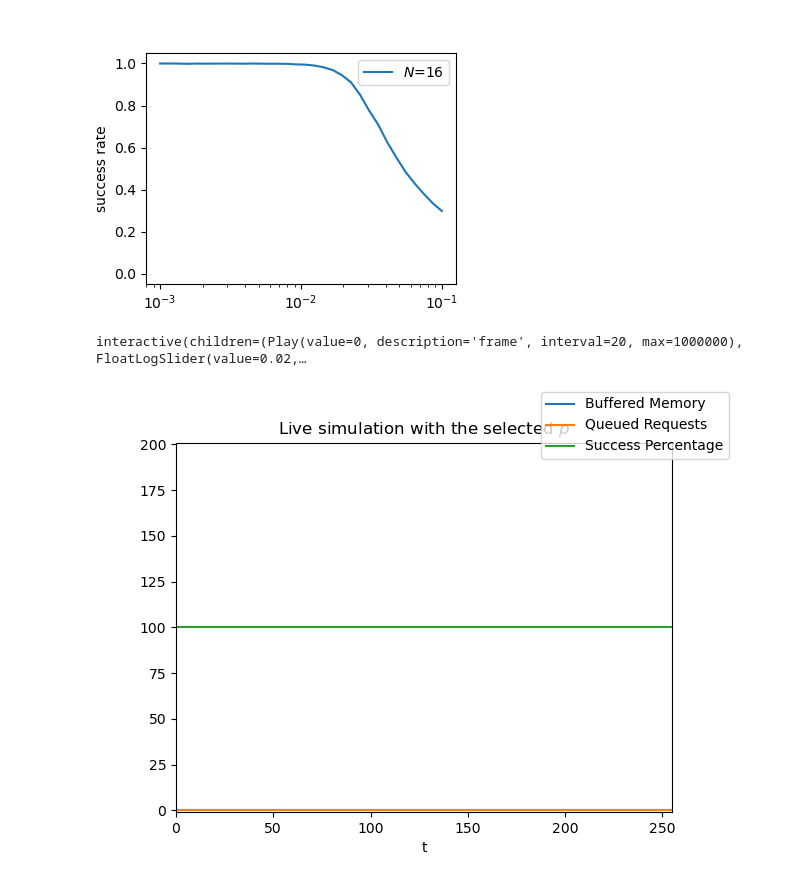
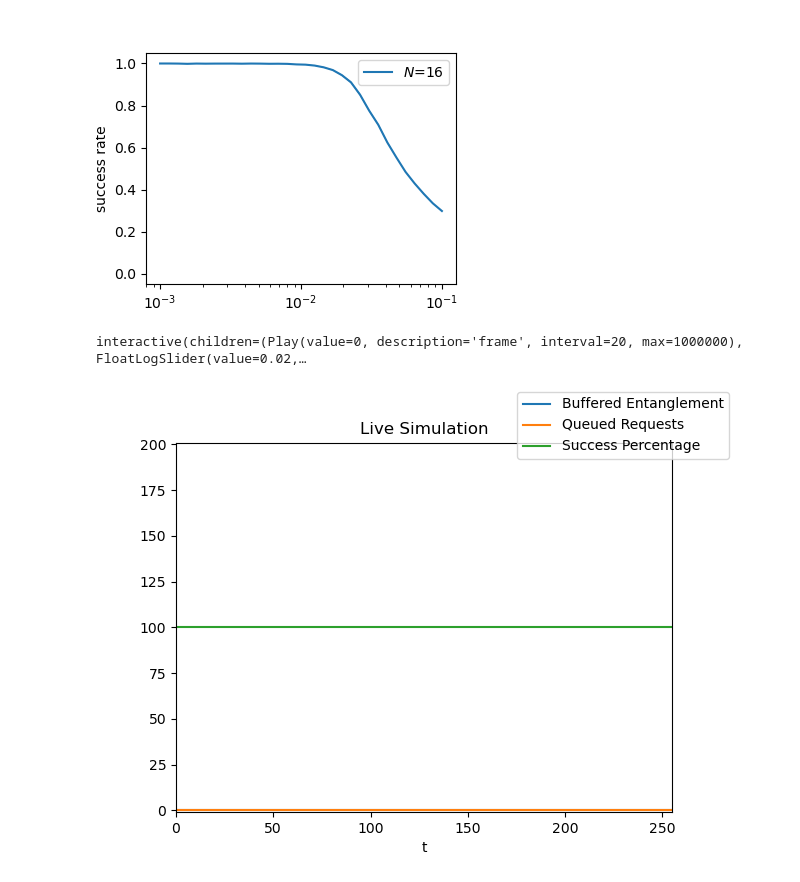
Before and after one commit to WolfLink/quantum_tree_network_simulator, a Jupyter notebook: jupyter_examples/Animation.ipynb, the cells around one changed output. Cells and saved outputs as stored; diff of their text form; code cells hidden in the pictures.

```diff
--- a/jupyter_examples/Animation.ipynb
+++ b/jupyter_examples/Animation.ipynb
@@ -69,6 +70,8 @@ datalength = 256
 success_averaging_bins=16
 memory_record = [0] * datalength
 request_queue = [0] * datalength
+latency_stats = [0] * datalength
+latency_smooth = [0] * datalength
 success_stats = [100] * datalength
 success_smooth = [100] * datalength
 last_success_data = [0,0]
@@ -77,10 +80,11 @@ x_axis = list(range(datalength))
 last_frame = [0]
 
 fig, ax = plt.subplots()
-memline, = ax.plot(x_axis, memory_record, label='Buffered Memory')
+memline, = ax.plot(x_axis, memory_record, label='Buffered Entanglement')
 reqline, = ax.plot(x_axis, request_queue, label='Queued Requests')
 success, = ax.plot(x_axis, success_stats, label='Success Percentage')
-ax.set(xlim=(x_axis[0], x_axis[-1]), ylim=(-1,201), title="Live simulation with the selected $p$", xlabel="t")
+#ageline, = ax.plot(x_axis, latency_smooth, label='Request Latency')
+ax.set(xlim=(x_axis[0], x_axis[-1]), ylim=(-1,201), title="Live Simulation", xlabel="t")
 
 fig.legend()
 
@@ -99,31 +103,41 @@ def animate(frame, p):
     # request_count = len(sim.request_queue) # this method doesn't show requests that get completed immediately
     last_success_data[0] = sim.requests_satisfied
     last_success_data[1] = sim.requests_expired
     success_rate = success_stats[-1]
     if d_sat + d_exp > 0:
         success_rate = d_sat * 100 / (d_sat + d_exp)
     new_data = sim.entanglements_made - sim.entanglements_used - sim.entanglements_expired
+    latency_stats.pop(0)
+    if len(sim.requests_cycles) > 0:
+        latency_stats.append(np.mean(sim.requests_cycles))
+    else:
+        latency_stats.append(latency_stats[-1])
+    sim.requests_cycles = []
+
     memory_record.pop(0)
     memory_record.append(new_data)
     request_queue.pop(0)
     request_queue.append(request_count)
     success_stats.pop(0)
     success_stats.append(success_rate)
     success_smooth.pop(0)
     success_smooth.append(np.mean(success_stats[-success_averaging_bins:-1]))
+    latency_smooth.pop(0)
+    latency_smooth.append(np.mean(latency_stats[-success_averaging_bins:-1]))
 
     x_axis.pop(0)
     x_axis.append(x_axis[-1]+1)
 
     memline.set_data(x_axis, memory_record)
     reqline.set_data(x_axis, request_queue)
     success.set_data(x_axis, success_smooth)
+    #ageline.set_data(x_axis, latency_smooth)
     ax.set(xlim=(x_axis[0], x_axis[-1]), ylim=(-1,201))
 
 
 play = ipywidgets.interactive(animate, frame=ipywidgets.Play(0, 0, 1e6, 1, interval=20), p=ipywidgets.FloatLogSlider(0.02, base=10, min=-3, max=-1, step=0.05))
 play
 # %% [output]
 [figure]
 interactive(children=(Play(value=0, description='frame', interval=20, max=1000000), FloatLogSlider(value=0.02,…
-[figure, old version]
+[figure, new version]
```
Also changed, not shown: parts of 2 cells of this notebook, 3 other files.
